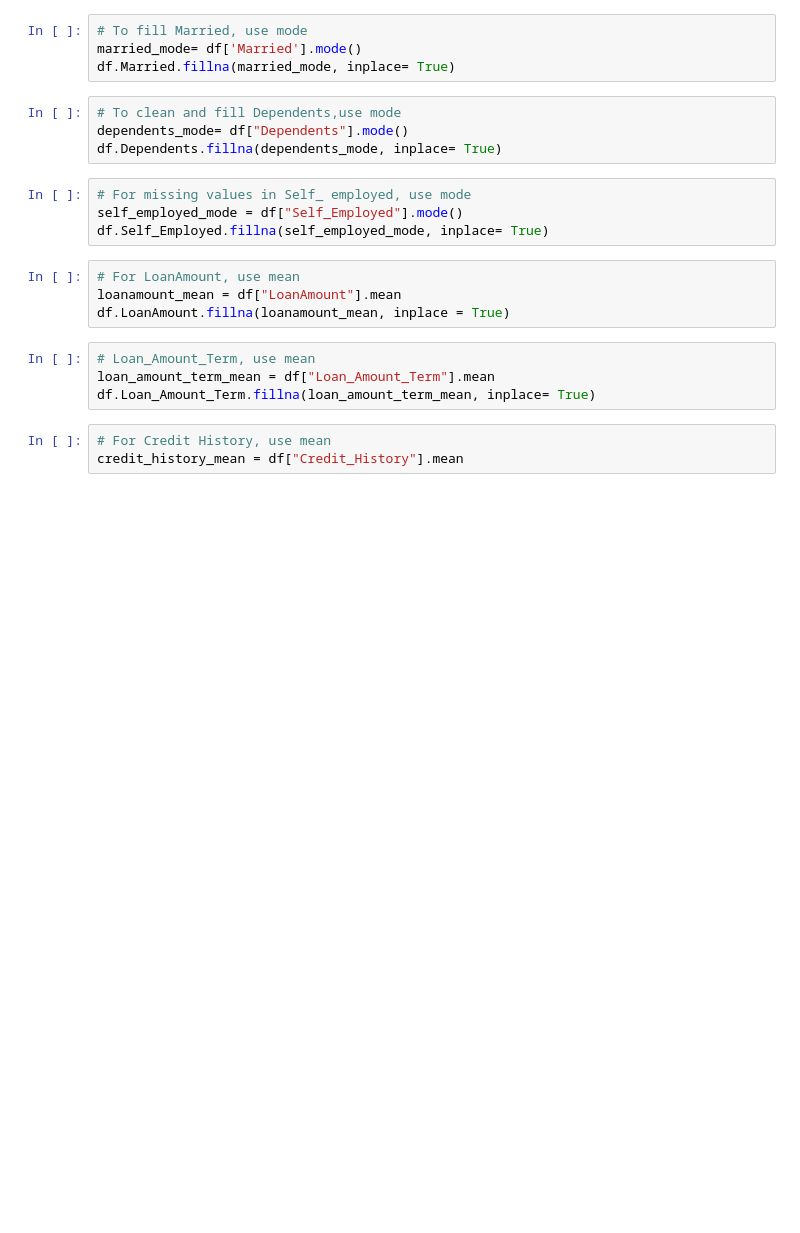
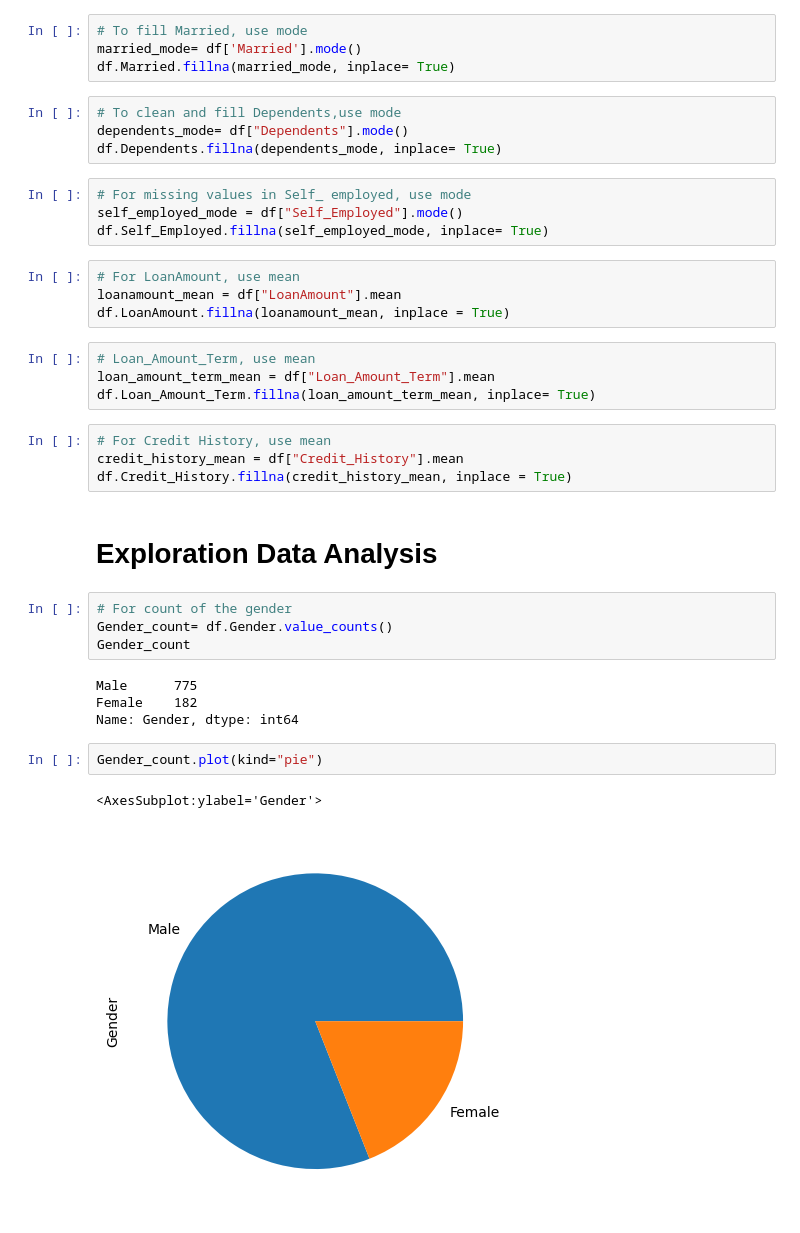
Before and after one commit to KennethAgbo/Data_wrangling-and-EDA-on-Loan-application-dataset, a Jupyter notebook: Notebook for loan application.ipynb, the cells around one changed output. Drawn from its saved outputs; the diff is of its cells as text; blank space fills up the shorter version.

```diff
--- a/Notebook for loan application.ipynb
+++ b/Notebook for loan application.ipynb
@@ -226,3 +228,19 @@ df.Loan_Amount_Term.fillna(loan_amount_term_mean, inplace= True)
 # %%
 # For Credit History, use mean
 credit_history_mean = df["Credit_History"].mean
+df.Credit_History.fillna(credit_history_mean, inplace = True)
+# %% [markdown]
+# Exploration Data Analysis
+# %%
+# For count of the gender
+Gender_count= df.Gender.value_counts()
+Gender_count
+# %% [output]
+Male      775
+Female    182
+Name: Gender, dtype: int64
+# %%
+Gender_count.plot(kind="pie")
+# %% [output]
+<AxesSubplot:ylabel='Gender'>
+[figure, added]
```
Also changed, not shown: parts of 9 cells of this notebook.
